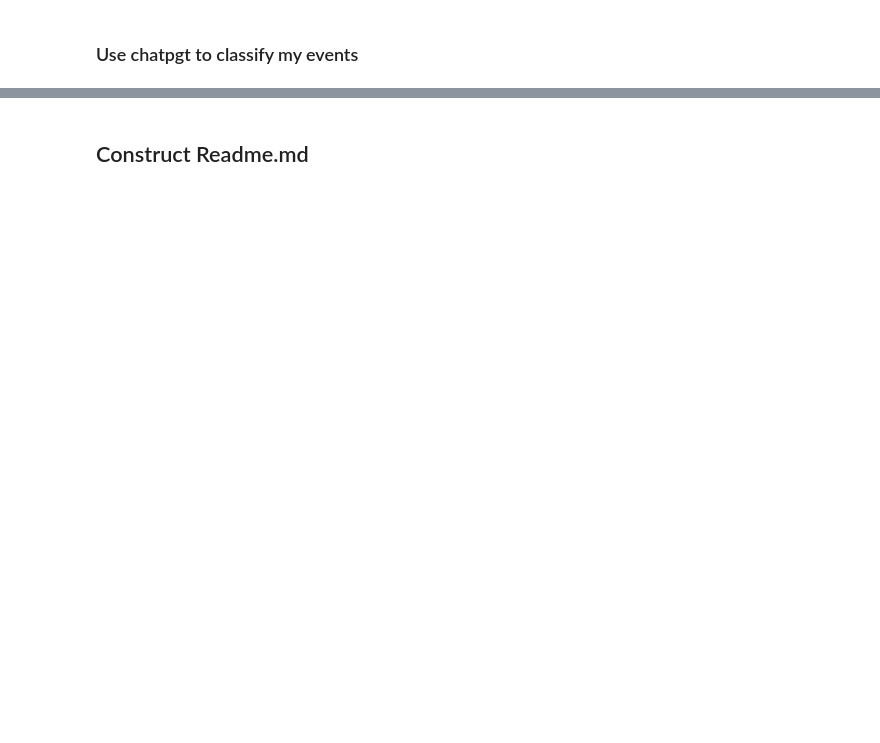
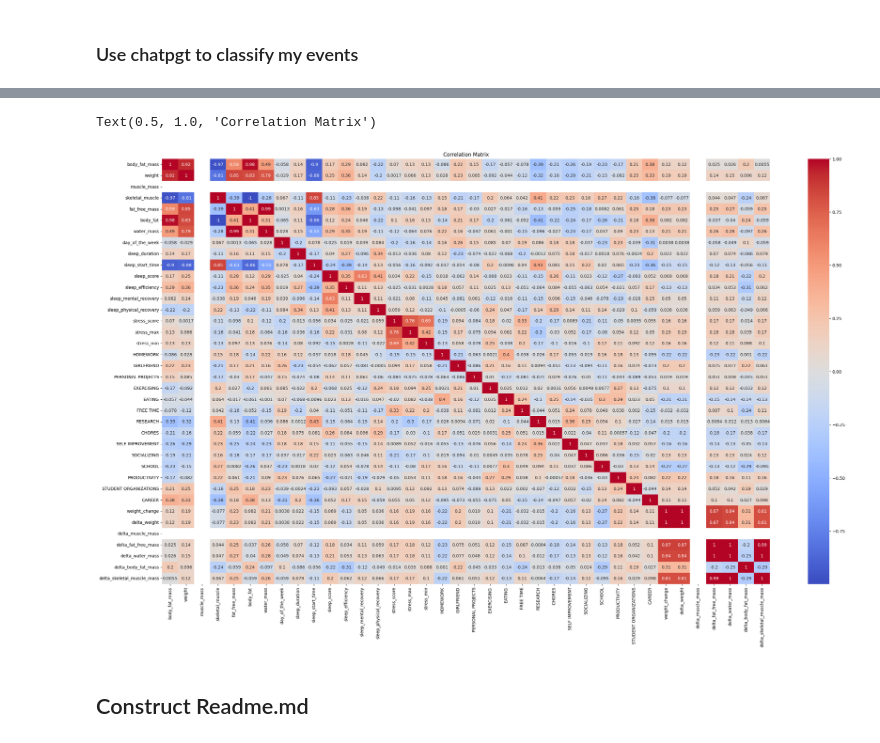
Before and after one commit to MattHandzel/HealthDataAnalysis, a Jupyter notebook: main.ipynb, the cells around one changed output, grey strips where cells are left out. Saved outputs shown, nothing was run; the diff lists cells and outputs as text; code cells hidden in the pictures; blank space fills up the shorter version.

```diff
--- a/main.ipynb
+++ b/main.ipynb
@@ -104,6 +118,14 @@ for dir_name in os.listdir(dest_dir):
 # %% [markdown]
 # Helper functions
 # %%
+def union_dataframes(dataframe_1, dataframe_2, on_column="date"):
+    for column in dataframe_2.columns:
+        if column not in dataframe_1.columns:
+            dataframe_1[column] = dataframe_2[column]
+        else:
+           print(f"Warning: {column} already exists in dataframe_1")
+    return dataframe_1
+
 def compute_correlation(df_1, df_2, x_axis, y_axies):
     # Convert the "date" column to a datetime type
     if x_axis == "date":
@@ -533,4 +670,7 @@ stress = do_the_rudamentary_time_changes(stress)
 stress["hour"] = stress["start_time"].apply(lambda x: datetime.fromtimestamp(x).hour)
 stress.head(10)
 daily_stress = sum_df_by_variable(stress, "date", ["score", "max", "min", "score", "day_of_the_week"], ["mean"])
-daily_stress
+daily_stress.rename(columns={"score" : "stress_score", "max" : "stress_max", "min" : "stress_min", "score" : "stress_score"}, inplace=True)
+daily_stress.index = pd.to_datetime(daily_stress.index)
+daily_df.drop(columns=["score"], inplace=True, errors="ignore")
+union_dataframes(daily_df, daily_stress, "date")
@@ -1126,3 +1287,16 @@ events = drop_events_with_following_names(events, ["data structures", "black mus
 
 # filter out the events that are misc or unknown or eating or chores
 # Create a pie chart for how much of each category i spend my time on using the duration
+# %%
+# add calendar data to daily_df (add a column for every category and then write down the total amount of time spent per day on each category)
+
+for category in categories:
+  daily_df[category] = 0
+
+for index, row in events.iterrows():
+  if row["date"] not in daily_df.index:
+    continue
+  daily_df.loc[row["date"], row["categories"]] += row["duration"]
+
+# plot the pie chart
+daily_df
@@ -1203,3 +1392,14 @@ warnings.filterwarnings('ignore', category=UserWarning, module='ics')
 events.sort_values(by="duration", ascending=False, inplace=True)
 
 events[events["categories"] == "RESEARCH"].head(25)
+# %%
+columns_to_drop =["UNKNOWN", "start_time", "height", "sleep_day_of_the_week",  "skeletal_muscle_mass", "create_time", "basal_metabolic_rate", "fat_free",  "update_time", "water_mass" "create_time", "MISC", "pkg_name", "time_offset"]
+for column in columns_to_drop:
+  try:
+    daily_df.drop(column, axis=1, inplace=True)
+  except:
+    pass
+print(daily_df.columns)
+
+daily_df.head(20)
+daily_df.to_csv("daily_df.csv")
@@ -1206,3 +1418,12 @@ events[events["categories"] == "RESEARCH"].head(25)
+# %%
+import seaborn as sns
+hm = daily_df.corr()
+plt.figure(figsize=(32, 18))
+sns.heatmap(hm, annot=True, cmap="coolwarm")
+plt.title("Correlation Matrix")
+# %% [output]
+Text(0.5, 1.0, 'Correlation Matrix')
+[figure, added]
 # %% [markdown]
 ## Construct Readme.md
 # %%
```
Also changed, not shown: parts of 19 cells of this notebook, 13 other files.
